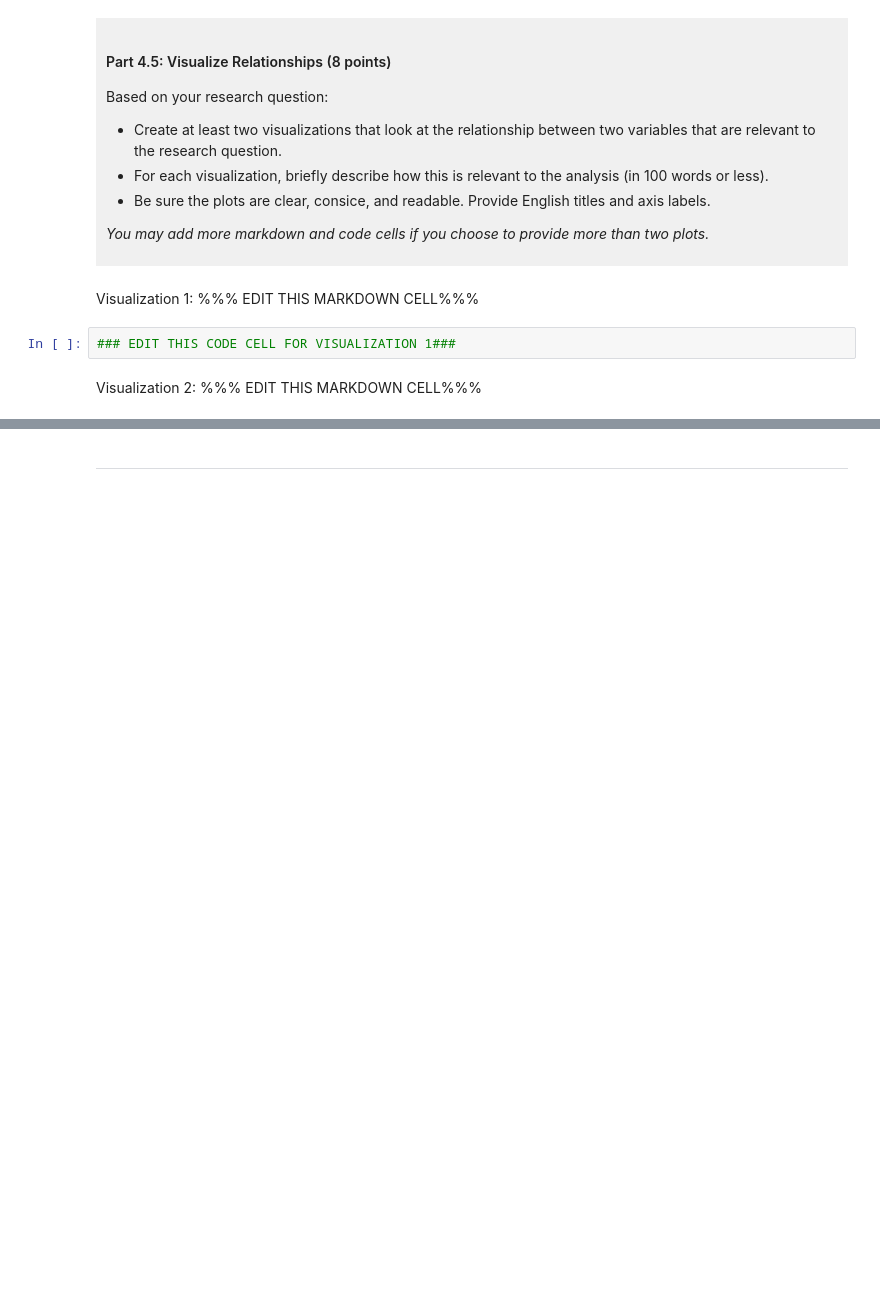
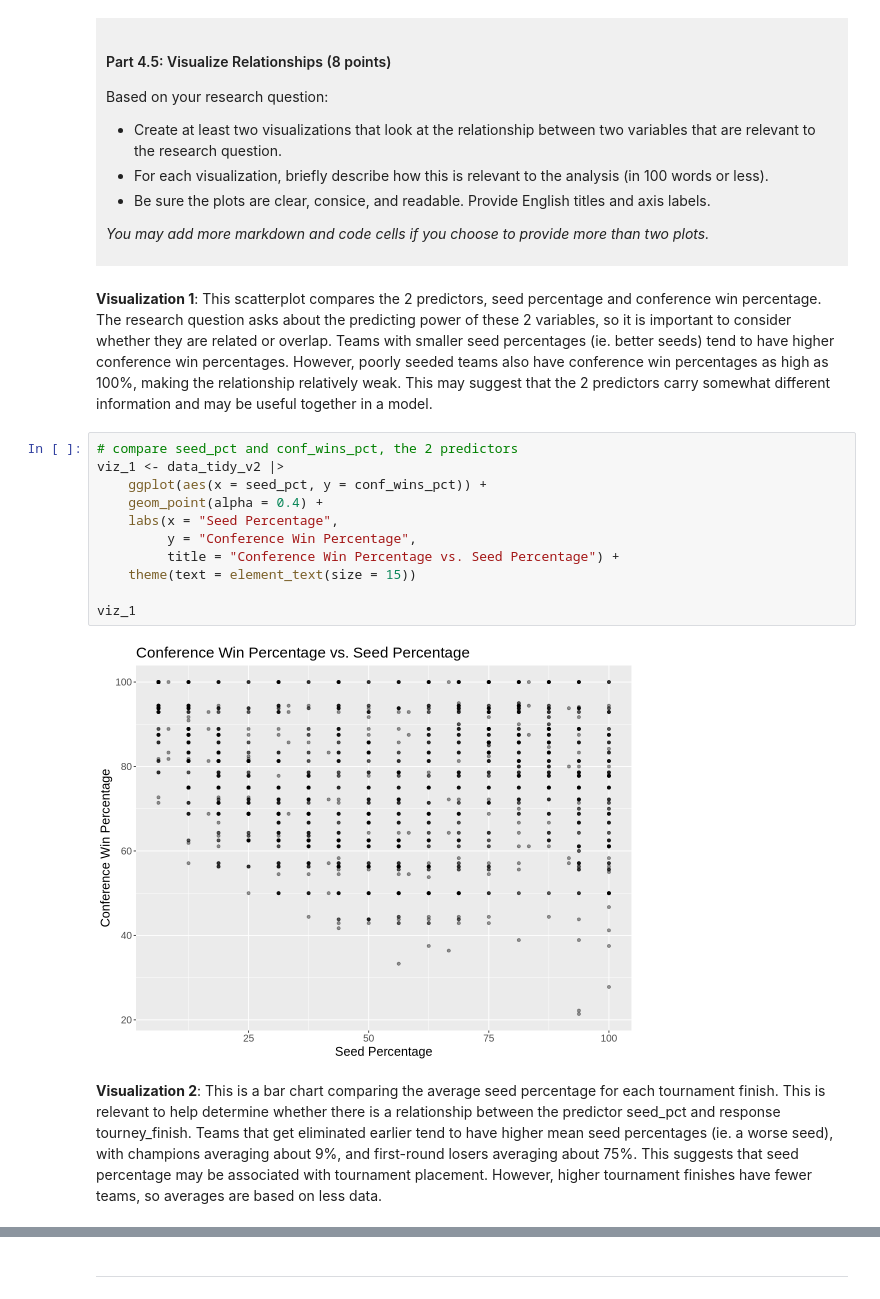
Before and after one commit to tarynluu/dsci-100-project-taryn-lu, a Jupyter notebook: dsci-100-project-notebook.ipynb, the cells around one changed output, grey strips where cells are left out. Cells and saved outputs as stored; diff of their text form; blank space fills up the shorter version.

Commit message:
Task 4.5 Visualizations 1 & 2

```diff
--- a/dsci-100-project-notebook.ipynb
+++ b/dsci-100-project-notebook.ipynb
@@ -481,9 +482,20 @@ Based on your research question:
 *You may add more markdown and code cells if you choose to provide more than two plots.*
 </div>
 # %% [markdown]
-Visualization 1: %%% EDIT THIS MARKDOWN CELL%%%
+**Visualization 1**: This scatterplot compares the 2 predictors, seed percentage and conference win percentage. The research question asks about the predicting power of these 2 variables, so it is important to consider whether they are related or overlap. Teams with smaller seed percentages (ie. better seeds) tend to have higher conference win percentages. However, poorly seeded teams also have conference win percentages as high as 100%, making the relationship relatively weak. This may suggest that the 2 predictors carry somewhat different information and may be useful together in a model.
 # %%
-### EDIT THIS CODE CELL FOR VISUALIZATION 1###
+# compare seed_pct and conf_wins_pct, the 2 predictors
+viz_1 <- data_tidy_v2 |>
+    ggplot(aes(x = seed_pct, y = conf_wins_pct)) +
+    geom_point(alpha = 0.4) +
+    labs(x = "Seed Percentage",
+         y = "Conference Win Percentage",
+         title = "Conference Win Percentage vs. Seed Percentage") +
+    theme(text = element_text(size = 15))
+
+viz_1
+# %% [output]
+[figure, added]
 # %% [markdown]
-Visualization 2: %%% EDIT THIS MARKDOWN CELL%%%
+**Visualization 2**: This is a bar chart comparing the average seed percentage for each tournament finish. This is relevant to help determine whether there is a relationship between the predictor seed_pct and response tourney_finish. Teams that get eliminated earlier tend to have higher mean seed percentages (ie. a worse seed), with champions averaging  about 9%, and first-round losers averaging  about 75%. This suggests that seed percentage may be associated with tournament placement. However, higher tournament finishes have fewer teams, so averages are based on less data.
 # %%
```
Also changed, not shown: parts of 8 cells of this notebook.
